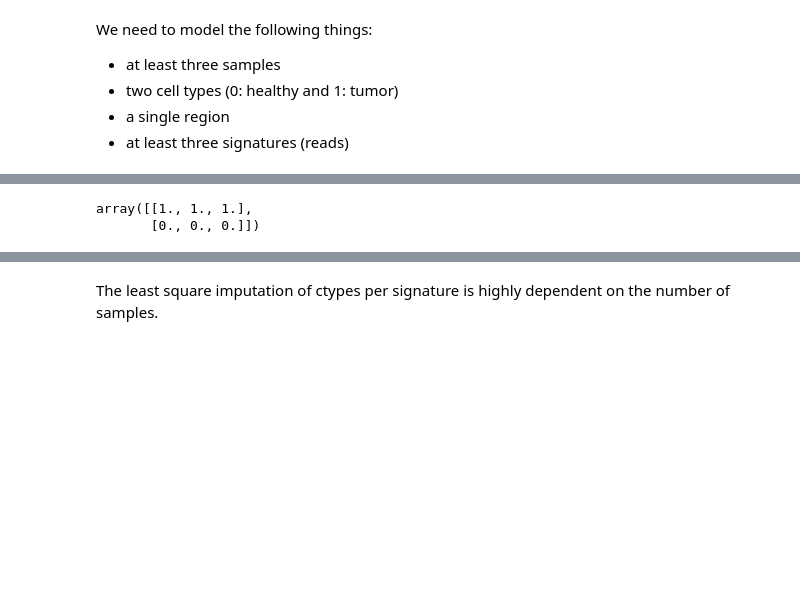
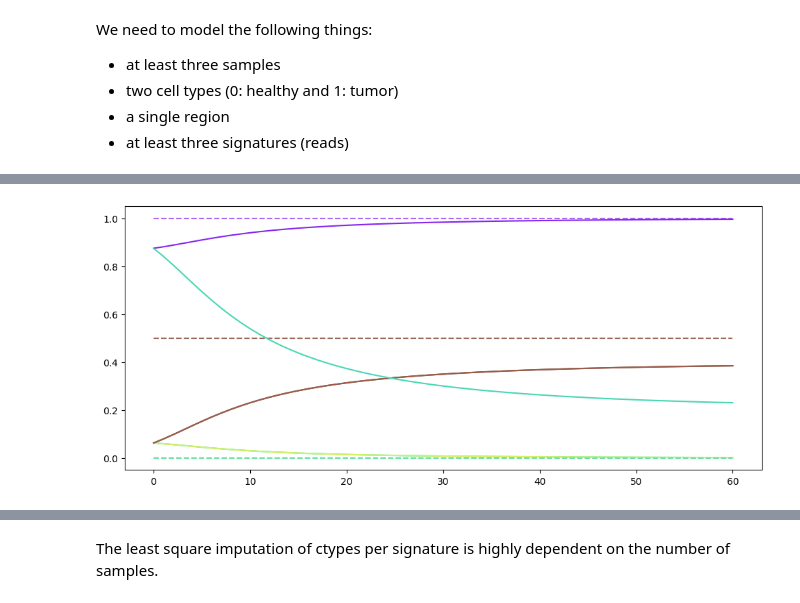
Before and after one commit to CompEpigen/syto, a Jupyter notebook: EDA/extract_soft_labels_from_noisy_samples/extract_ctypes_from_noisy_labels.ipynb, the cells around one changed output, grey strips where cells are left out. Saved outputs shown, nothing was run; the diff lists cells and outputs as text; code cells hidden in the pictures; blank space fills up the shorter version.

Commit message:
WIP systematic experiment with signatures without pooling, comparing LS and EM soft labels, assuming perfect knowledge of the ctype proportions

```diff
--- a/EDA/extract_soft_labels_from_noisy_samples/extract_ctypes_from_noisy_labels.ipynb
+++ b/EDA/extract_soft_labels_from_noisy_samples/extract_ctypes_from_noisy_labels.ipynb
@@ -139,2 +227,19 @@ def em_soft_labels(signature_counts_per_sample, ctype_prop_per_sample):
 # %%
-em_sig_prob_per_ctype = em_soft_labels(signature_counts_per_sample, samples_ctype_proportions)
+em_sig_prob_per_ctype, em_sig_prob_per_ctype_history = em_soft_labels(
+    signature_counts_per_sample,
+    samples_ctype_proportions,
+    max_iterations=1000,
+    delta=1e-3,
+)
+print("P(signature | ctype) from EM:")
+print(em_sig_prob_per_ctype.round(2))
+# compute P(ctype | signature) using Bayes' theorem
+em_soft_labels_per_signature = np.zeros((N_SIGNATURES, N_CTYPES))
+for j in range(N_SIGNATURES):
+    for c in range(N_CTYPES):
+        em_soft_labels_per_signature[j, c] = (
+            em_sig_prob_per_ctype[c, j] * ctype_proportions[c]
+        )
+    em_soft_labels_per_signature[j] /= em_soft_labels_per_signature[j].sum()
+print("P(ctype | signature) from EM:")
+print(em_soft_labels_per_signature.round(4))
@@ -141,6 +254,29 @@ em_sig_prob_per_ctype = em_soft_labels(signature_counts_per_sample, samples_ctyp
-# %%
-em_sig_prob_per_ctype.round(2)
-# %% [output]
-array([[1., 1., 1.],
-       [0., 0., 0.]])
+# %%
+# plot EM convergence
+length_of_history = len(em_sig_prob_per_ctype_history)
+plt.figure(figsize=(12, 5))
+for c in range(N_CTYPES):
+    for s in range(N_SIGNATURES):
+        # sample random color for each (c,s)
+        color = np.random.rand(
+            3,
+        )
+        plt.plot(
+            [sig_prob[c, s] for sig_prob in em_sig_prob_per_ctype_history],
+            label=f"EM P(signature {s} | ctype {c})",
+            color=color,
+        )
+        plt.hlines(
+            signatures_prop_per_ctype[c, s],
+            0,
+            length_of_history - 1,
+            colors=color,
+            linestyles="dashed",
+            alpha=0.7,
+            label=f"True P(signature {s} | ctype {c})" if c == 0 else None,
+        )
+
+plt.show()
+# %% [output]
+[figure, added]
 # %%
```
Also changed, not shown: parts of 39 cells of this notebook, 2 other files.
